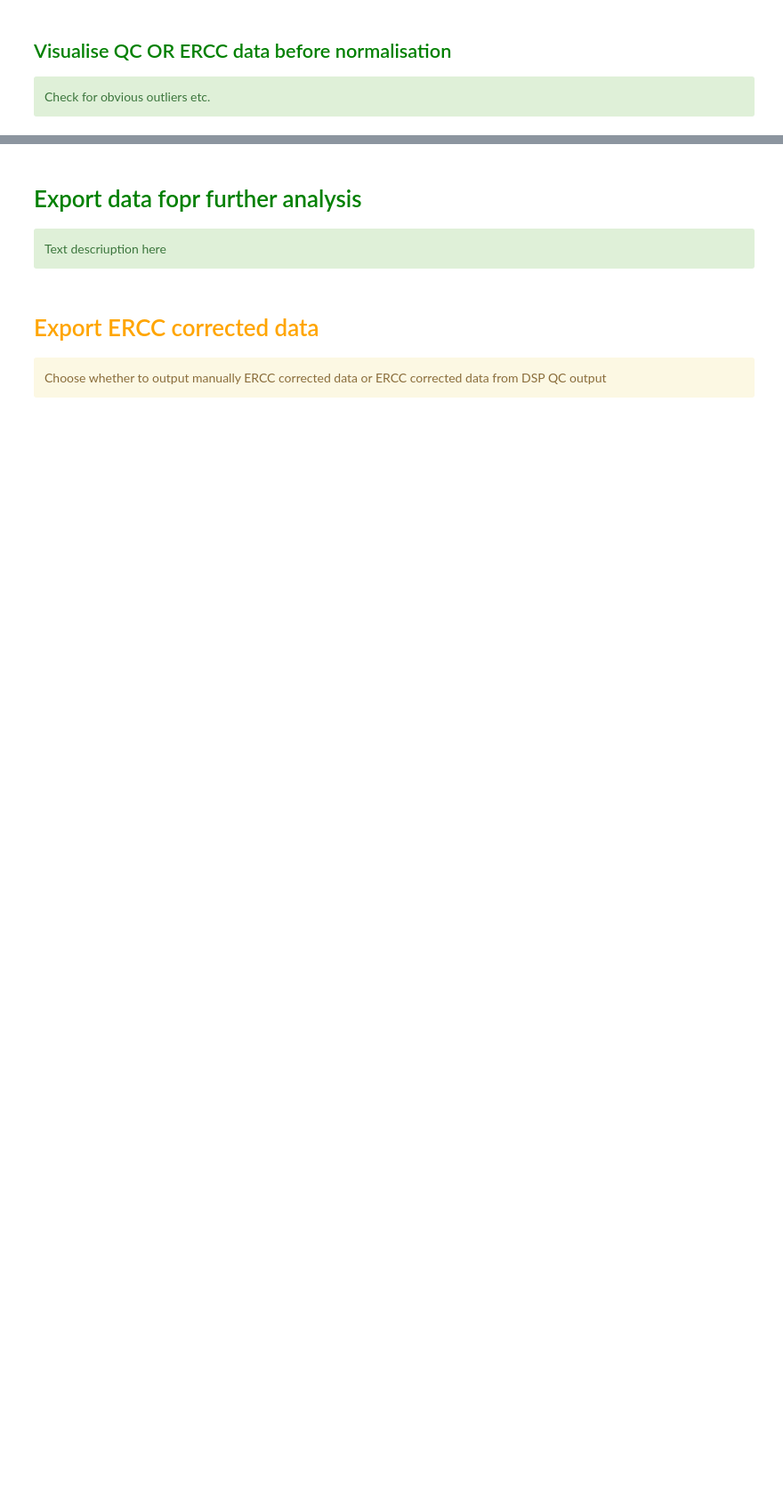
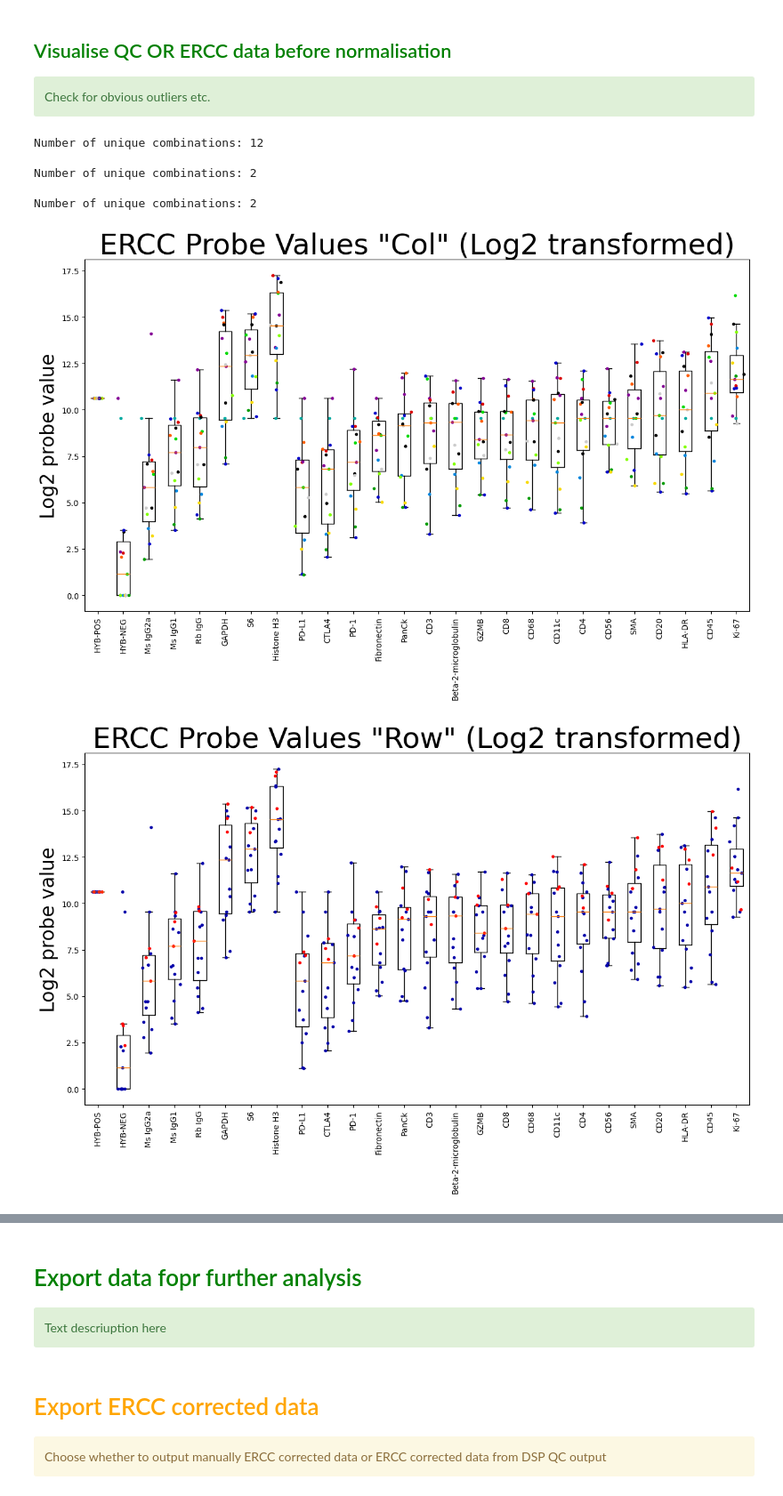
Before and after one commit to kyleupton/DSP_EDA_Protein, a Jupyter notebook: DSP_nCounter_Protein_QC_Git.ipynb, the cells around one changed output, grey strips where cells are left out. Shown at 89% size. Drawn from its saved outputs; the diff is of its cells as text; code cells hidden in the pictures; blank space fills up the shorter version.

```diff
--- a/DSP_nCounter_Protein_QC_Git.ipynb
+++ b/DSP_nCounter_Protein_QC_Git.ipynb
@@ -1132,3 +1234,11 @@ QCdataSortedERCC = QCdataLog1External.sort_values(by = ['probeClass', 'mean'], a
 # %%
 for s in configDict['selectedData']:
-    draw_probe_plot(erccDataSorted, sampleInfo, selectedInfo, s, 'ERCC Probe Values \"' + s + '\"')
+    draw_probe_plot(erccDataSorted, masterData.sampleInfo, selectedInfo, s, 'ERCC Probe Values \"' + s + '\"')
+# %% [output]
+Number of unique combinations: 12
+
+Number of unique combinations: 2
+
+Number of unique combinations: 2
+[figure, added]
+[figure, added]
```
Also changed, not shown: parts of 32 cells of this notebook, 1 other file.
